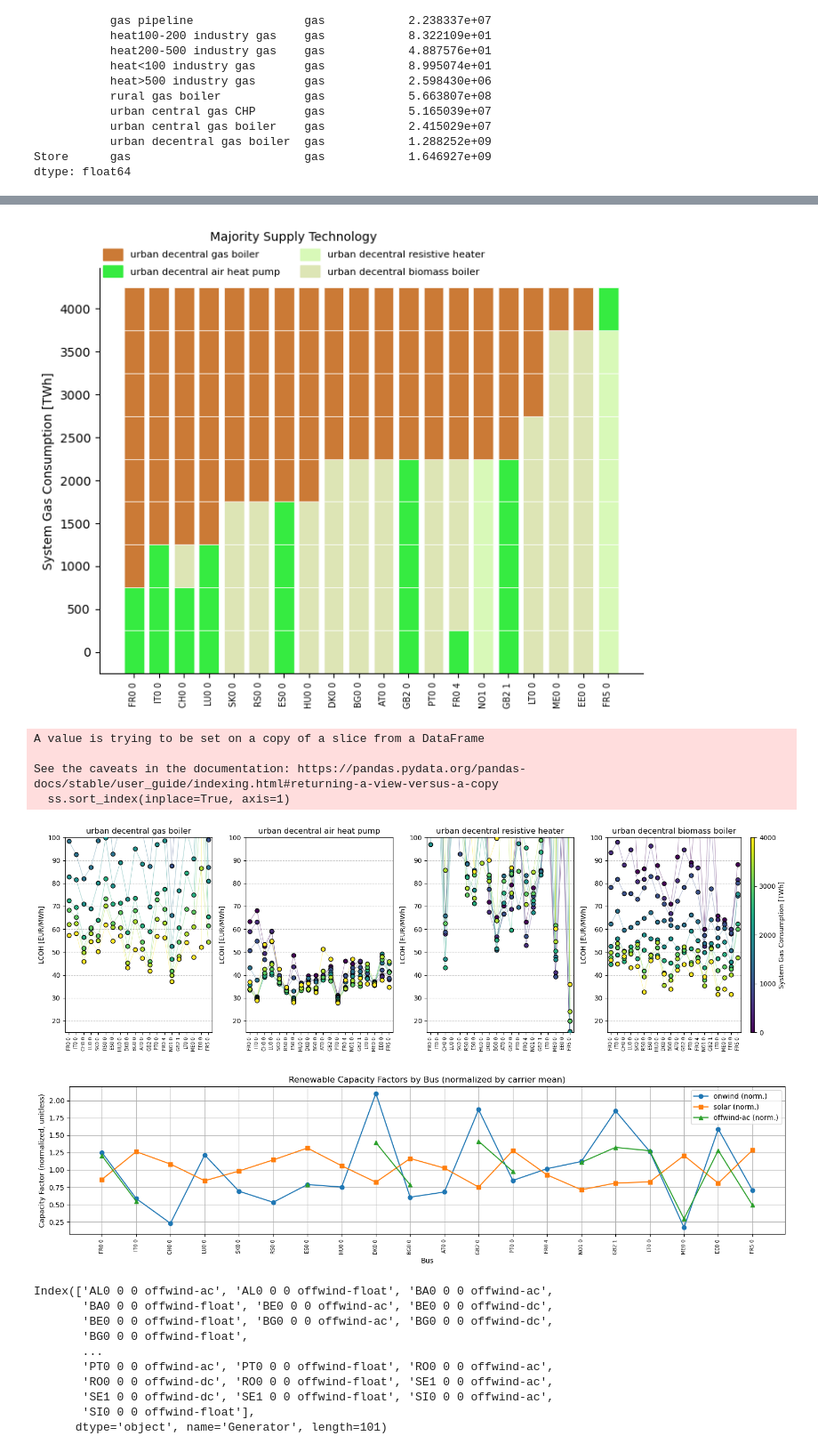
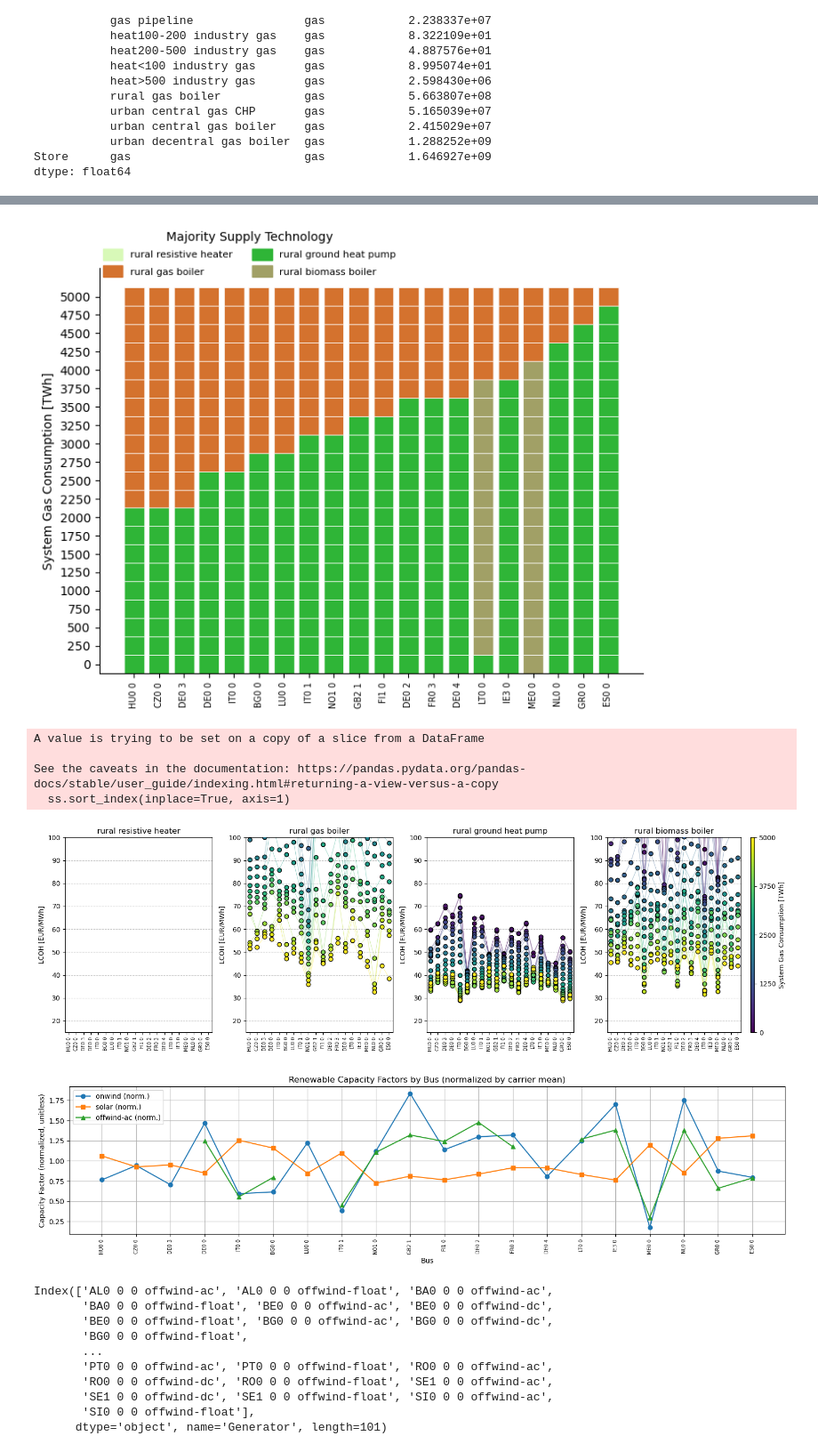
Before and after one commit to LukasFrankenQ/resilient-pypsa-eur, a Jupyter notebook: notebooks/spatial_correlation.ipynb, the cells around one changed output, grey strips where cells are left out. Shown at 89% size. Saved outputs shown, nothing was run; the diff lists cells and outputs as text; code cells hidden in the pictures.

Commit message:
cleaned up main plot and inserted fresh data

```diff
--- a/notebooks/spatial_correlation.ipynb
+++ b/notebooks/spatial_correlation.ipynb
@@ -19,13 +19,13 @@ data = pd.DataFrame(index=buses)
 # %%
 b = pd.read_csv(
     # Path.cwd().parent / 'results' / 'csvs_3_latest' / 'nodal_energy_balance.csv', index_col=[0,1,2,3], header=list(range(5))
-    Path.cwd().parent / 'results' / 'csvs' / 'nodal_energy_balance.csv', index_col=[0,1,2,3], header=list(range(5))
+    Path.cwd().parent / 'results' / 'csvs_3_latest' / 'nodal_energy_balance.csv', index_col=[0,1,2,3], header=list(range(5))
     )
 p = pd.read_csv(
-    Path.cwd().parent / 'results' / 'csvs' / 'weighted_prices.csv', index_col=[0], header=list(range(5))
+    Path.cwd().parent / 'results' / 'csvs_3_latest' / 'weighted_prices.csv', index_col=[0], header=list(range(5))
     )
 c = pd.read_csv(
-    Path.cwd().parent / 'results' / 'csvs' / 'nodal_capacity_factors.csv', index_col=[0,1,2], header=list(range(5))
+    Path.cwd().parent / 'results' / 'csvs_3_latest' / 'nodal_capacity_factors.csv', index_col=[0,1,2], header=list(range(5))
     )
 # %%
 regions = gpd.read_file(
@@ -515,13 +515,13 @@ fuel_carriers = [
 ]
 
 
-gas_consumptions = [0, 500, 1000, 1500, 2000, 2500, 3000, 3500, 4000]
+gas_consumptions = list(range(0, 5250, 250))
 bus_majority_supply = pd.DataFrame(index=pd.MultiIndex.from_product([buses, set(demand_carriers)]), columns=gas_consumptions)
 
 for wiggle in tqdm(gas_consumptions):
 
     n = pypsa.Network(
-        Path.cwd().parent / 'results' / 'networks' / f'base_s_50__168H-T-H-B-I-A-dist1_2030_free_{wiggle}.nc'
+        Path.cwd().parent / 'results' / 'networks' / f'base_s_50__3H-T-H-B-I-A-dist1_2030_free_{wiggle}.nc'
     )
 
     w = n.snapshot_weightings['generators']
@@ -887,41 +903,41 @@ def make_residential_heat_plot(mode):
     for carrier, marker, color in zip(
         renewable_carriers,
         ['o', 's', '^'],
         ['tab:blue', 'tab:orange', 'tab:green']
     ):
         cfs = np.array(cf_by_bus_and_carrier[carrier])
         ax.plot(
             range(len(bus_labels)),
             cfs,
             label=carrier + " (norm.)",
             marker=marker,
             color=color,
             linestyle='-'
         )
 
     ax.set_xticks(range(len(bus_labels)))
     ax.set_xticklabels(bus_labels, rotation=90, fontsize=7)
     ax.set_ylabel('Capacity Factor (normalized, unitless)')
     ax.set_xlabel('Bus')
     ax.set_title('Renewable Capacity Factors by Bus (normalized by carrier mean)')
     ax.legend()
     ax.grid(True)
     plt.tight_layout()
     # Save as PDF, bbox_inches tight, using mode
     pdf_name_cf = f"res-heat_{mode}_renewable-capacity-factors.pdf"
     fig.savefig(pdf_name_cf, bbox_inches='tight')
     plt.show()
 
 
-make_residential_heat_plot('urban decentral')
+make_residential_heat_plot('rural')
 # %% [output]
-[figure, old version]
+[figure, new version]
 A value is trying to be set on a copy of a slice from a DataFrame
 
 See the caveats in the documentation: https://pandas.pydata.org/pandas-docs/stable/user_guide/indexing.html#returning-a-view-versus-a-copy
   ss.sort_index(inplace=True, axis=1)
-[figure, old version]
+[figure, new version]
-[figure, old version]
+[figure, new version]
 # %%
 cols = n.generators_t.p_max_pu.columns
 
```
Also changed, not shown: parts of 8 cells of this notebook, 3 other files.
